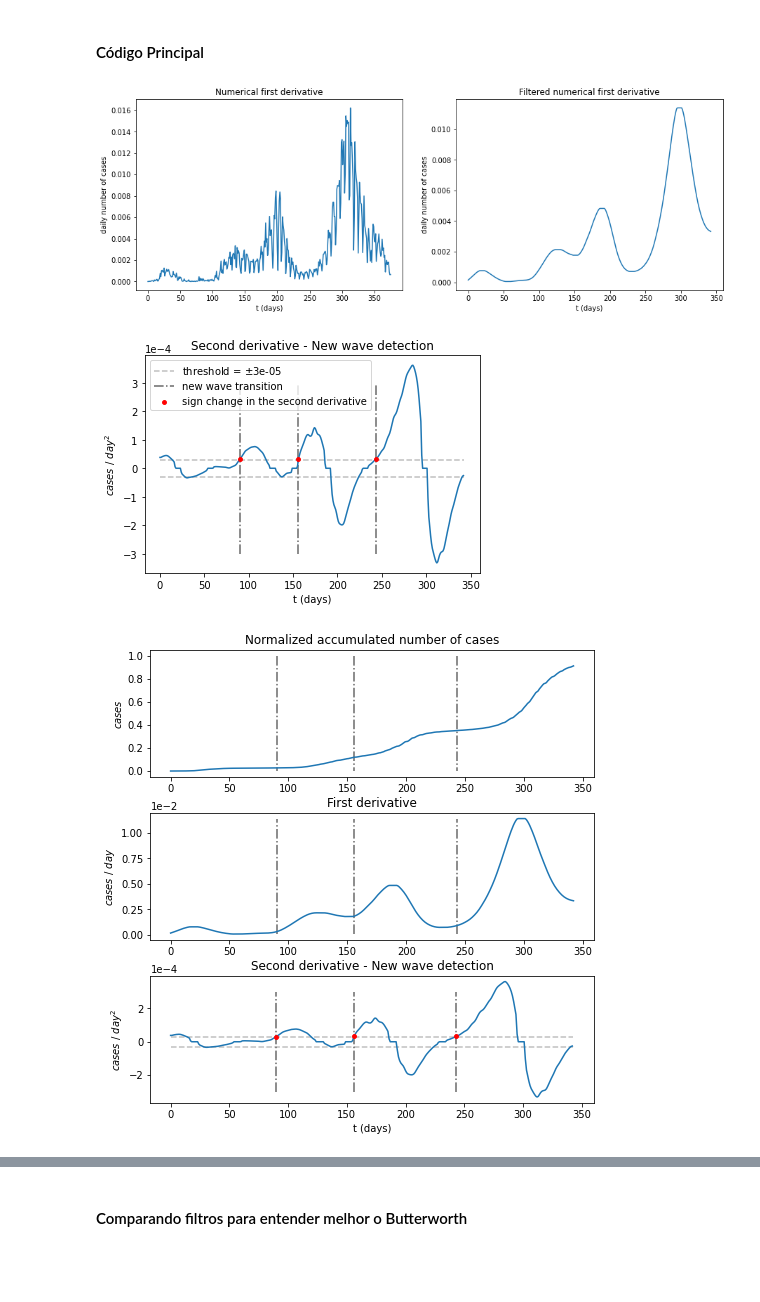
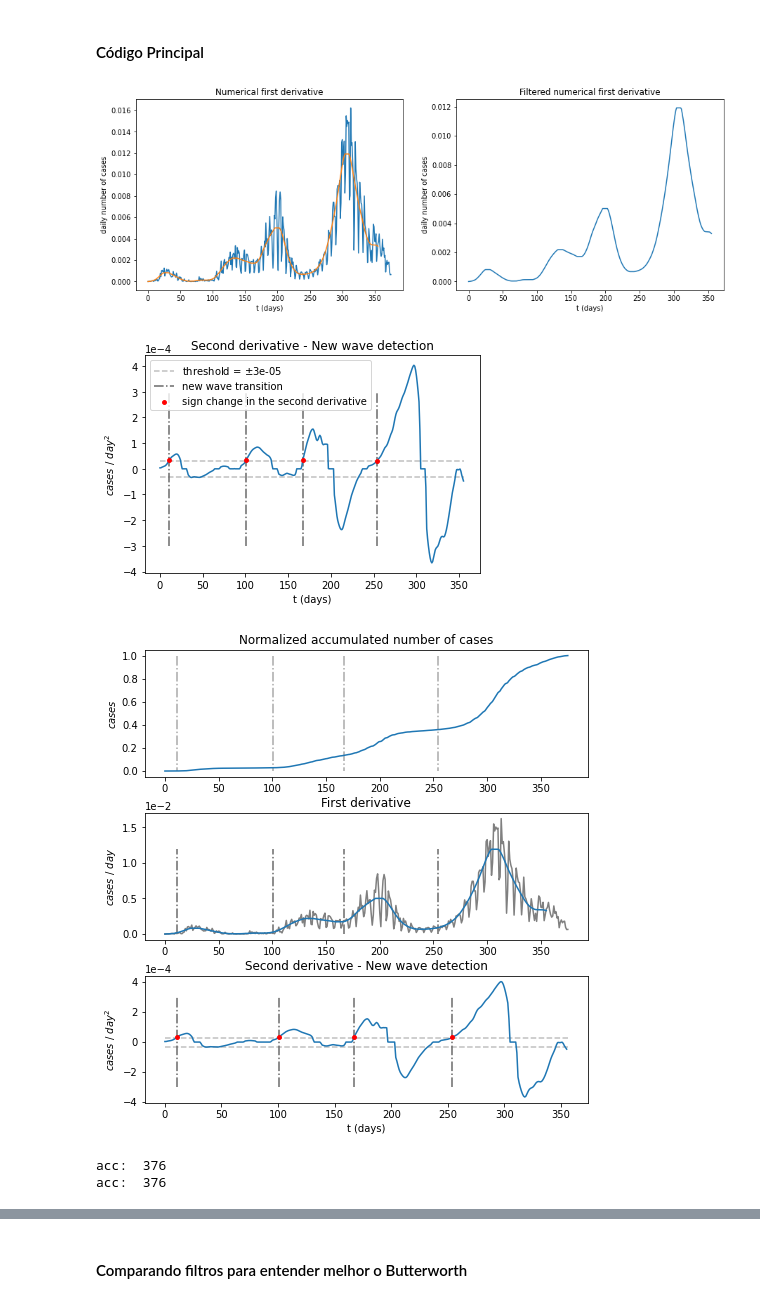
Before and after one commit to fpelogia/epid-models, a Jupyter notebook: Notebooks/new_wave.ipynb, the cells around one changed output, grey strips where cells are left out. Cells and saved outputs as stored; diff of their text form; code cells hidden in the pictures; blank space fills up the shorter version.

```diff
--- a/Notebooks/new_wave.ipynb
+++ b/Notebooks/new_wave.ipynb
@@ -18,7 +18,9 @@ A aplicação dos filtros, em especial o filtro passa baixas, é importante pois
 # %%
 # Moving average filter
 def moving_average(x, win_size):
-    return np.convolve(x, np.ones(win_size), 'valid') / win_size
+    filtered = np.convolve(x, np.ones(win_size), 'valid') / win_size
+    filtered = np.append(np.zeros(win_size-1), filtered) # fill the w-1 first slots with zeros
+    return filtered
 
 # Median filter
 def median_filter(x, win_size):
@@ -26,7 +28,9 @@ def median_filter(x, win_size):
     nrows = ((x.size-win_size)//S)+1
     n = x.strides[0]
     strided = np.lib.stride_tricks.as_strided(x, shape=(nrows,win_size), strides=(S*n,n))
-    return np.median(strided,axis=1)
+    filtered  = np.median(strided,axis=1)
+    filtered = np.append(np.zeros(win_size-1), filtered) # fill the w-1 first slots with zeros
+    return filtered
 
 def butterworth_lowpass_filter(data, cutoff_freq, fs, order=2):
     #fs is the sampling rate
@@ -39,7 +43,7 @@ def butterworth_lowpass_filter(data, cutoff_freq, fs, order=2):
 
 def filter_data(data):
     # Moving average with 21-day window
-    filtered_data = moving_average(data, 21)
+    filtered_data = moving_average(data, 14)
 
     # 2nd Order Low-Pass Filter with 14-day window
     order = 2
@@ -50,6 +54,10 @@ def filter_data(data):
     # Median filter with 14-day window
     filtered_data = median_filter(filtered_data, 14)
 
+    # Reduce the delay effect introduced by the filtering process
+    # Advance the signal by 20 days
+    filtered_data = filtered_data[20:]
+
     return filtered_data
 # %% [markdown]
 #### Método de Euler (Forward Euler Approximation)
@@ -112,6 +120,8 @@ axs[0].set_ylabel('daily number of cases')
 
 unf_daily_n_cases = daily_n_cases
 daily_n_cases = filter_data(daily_n_cases)
+
+axs[0].plot(daily_n_cases)
 
 axs[1].set_title('Filtered numerical first derivative')
 axs[1].plot(daily_n_cases)
@@ -142,35 +152,44 @@ plt.show()
 
 # Graph with acc. data and its first two derivatives
 fig, axs = plt.subplots(3, 1, figsize=(7,7)) # 3 rows, 1 col
 plt.tight_layout(pad=1.5)
-axs[0].plot(normalized_acc_n_cases[:len(daily_n_cases)]) # para alinhar as retas de nova onda
-axs[0].vlines(x_t, 1, 3e-4, colors='dimgray', linestyles='dashdot', zorder=1, label="new wave transition")
+axs[0].plot(normalized_acc_n_cases) # para alinhar as retas de nova onda
+axs[0].vlines(x_t, 1, 3e-4, colors='darkgray', linestyles='dashdot', zorder=1, label="new wave transition")
 axs[0].set_title('Normalized accumulated number of cases')
 axs[0].set_ylabel("$cases$")
 
+axs[1].plot(unf_daily_n_cases, c='gray')
 axs[1].plot(daily_n_cases)
 axs[1].ticklabel_format(axis='y',style='sci',scilimits=(-2,-2))
 axs[1].vlines(x_t, min(daily_n_cases), max(daily_n_cases), colors='dimgray', linestyles='dashdot', zorder=1, label="new wave transition")
 axs[1].set_title('First derivative')
 axs[1].set_ylabel("$cases$ / $day$")
 
 axs[2].ticklabel_format(axis='y',style='sci',scilimits=(-4,-4))
 axs[2].set_title("Second derivative - New wave detection")
 axs[2].set_xlabel("t (days)")
 axs[2].set_ylabel("$cases$ / $day^2$")
 axs[2].plot(sec_der, zorder=1) # obs: check if this scaling is correct
 axs[2].hlines([-1*abs_threshold, abs_threshold], 0, len(sec_der), colors='silver', linestyles='dashed', zorder=1, label=f"threshold = $\pm${abs_threshold}")
 axs[2].vlines(x_t, -3e-4, 3e-4, colors='dimgray', linestyles='dashdot', zorder=1, label="new wave transition")
 axs[2].scatter(x_t, y_t, s=15, c='r', zorder=2, label="sign change in the second derivative")
 plt.show()
 
 #====== Interactive Debug ======
 # variables = globals().copy()
 # variables.update(locals())
 # shell = code.InteractiveConsole(variables)
 # shell.interact()
 #===============================
 # %% [output]
-[figure, old version]
+[figure, new version]
-[figure, old version]
+[figure, new version]
-[figure, old version]
+[figure, new version]
+# %%
+t = np.linspace(0, len(normalized_acc_n_cases), len(normalized_acc_n_cases))
+daily_n_cases = forward_euler(t, 1, normalized_acc_n_cases, 0)
+print('acc: ', len(normalized_acc_n_cases))
+print('acc: ', len(daily_n_cases))
+# %% [output]
+acc:  376
+acc:  376
```
Also changed, not shown: parts of 2 cells of this notebook, 1 other file.
